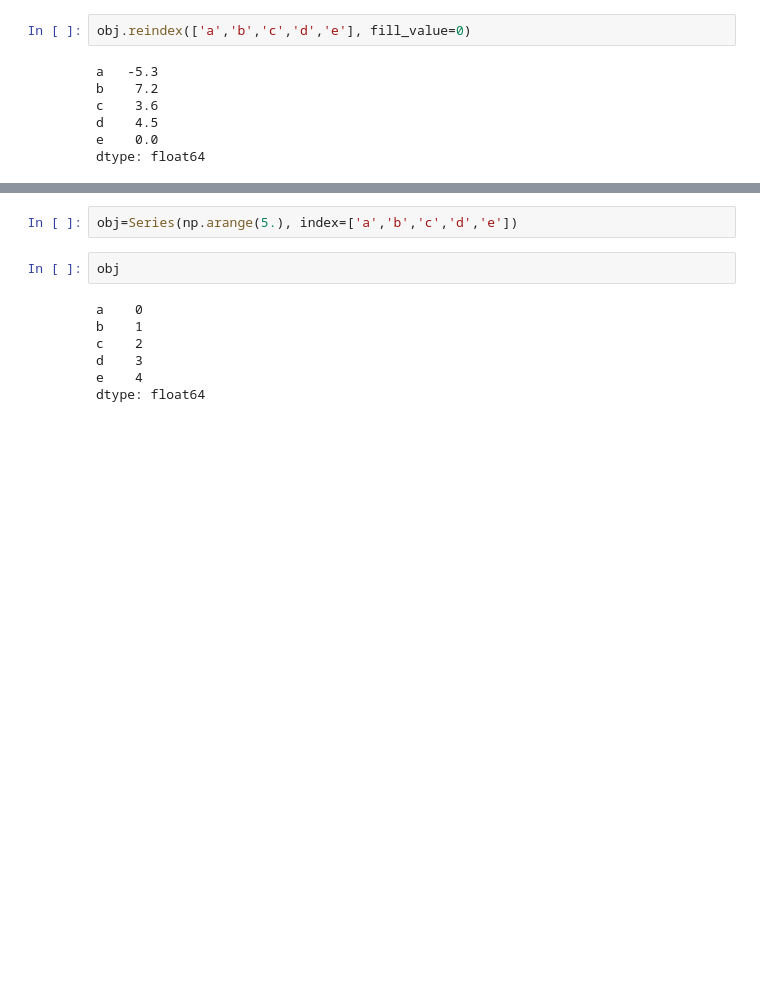
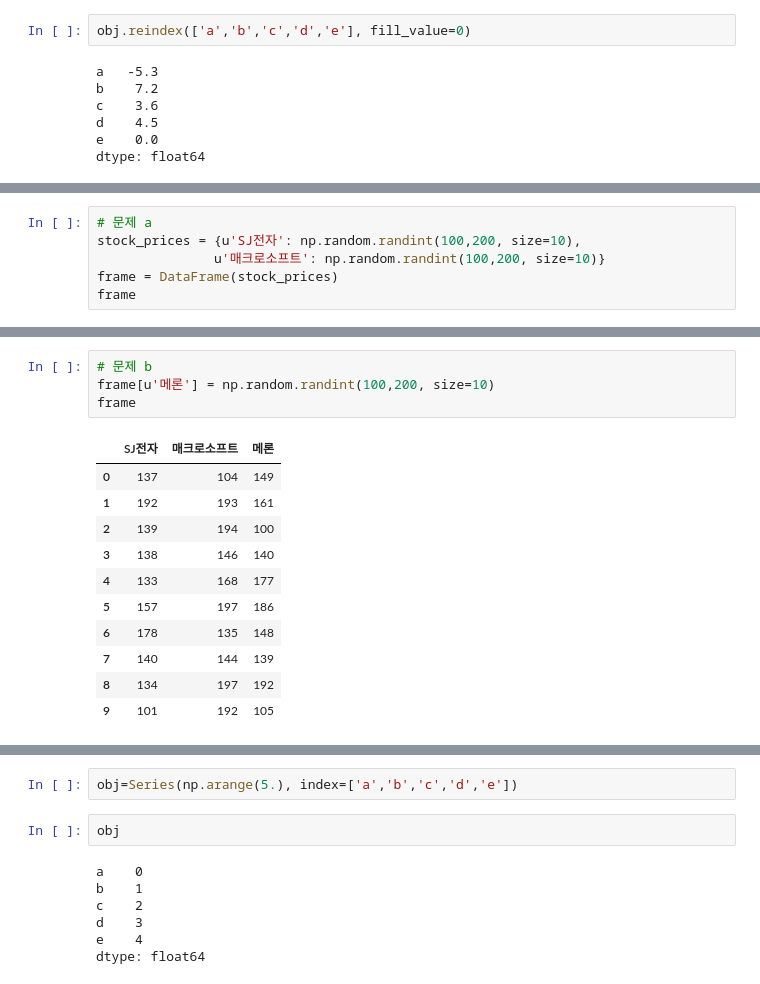
Before and after one commit to lseongjoo/bigpy, a Jupyter notebook: pandas.ipynb, the cells around one changed output, grey strips where cells are left out. Saved outputs shown, nothing was run; the diff lists cells and outputs as text; blank space fills up the shorter version.

```diff
--- a/pandas.ipynb
+++ b/pandas.ipynb
@@ -672,0 +736,6 @@ frame
+# %%
+# 문제 a
+stock_prices = {u'SJ전자': np.random.randint(100,200, size=10),
+               u'매크로소프트': np.random.randint(100,200, size=10)}
+frame = DataFrame(stock_prices)
+frame
@@ -672,0 +754,16 @@ frame
+# %%
+# 문제 b
+frame[u'메론'] = np.random.randint(100,200, size=10)
+frame
+# %% [output]
+|  | SJ전자 | 매크로소프트 | 메론 |
+| 0 | 137 | 104 | 149 |
+| 1 | 192 | 193 | 161 |
+| 2 | 139 | 194 | 100 |
+| 3 | 138 | 146 | 140 |
+| 4 | 133 | 168 | 177 |
+| 5 | 157 | 197 | 186 |
+| 6 | 178 | 135 | 148 |
+| 7 | 140 | 144 | 139 |
+| 8 | 134 | 197 | 192 |
+| 9 | 101 | 192 | 105 |
```
Also changed, not shown: parts of 29 cells of this notebook, 1 other file.
